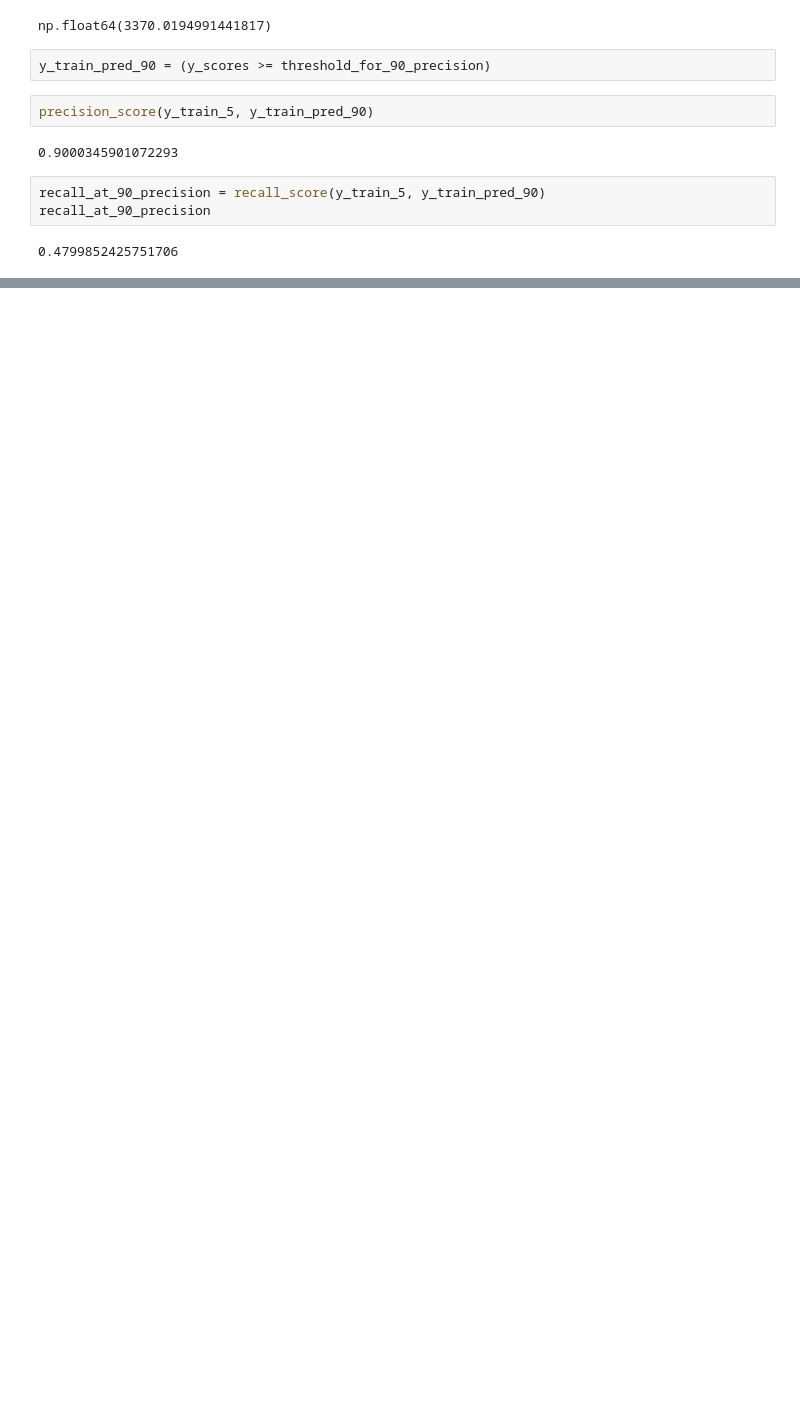
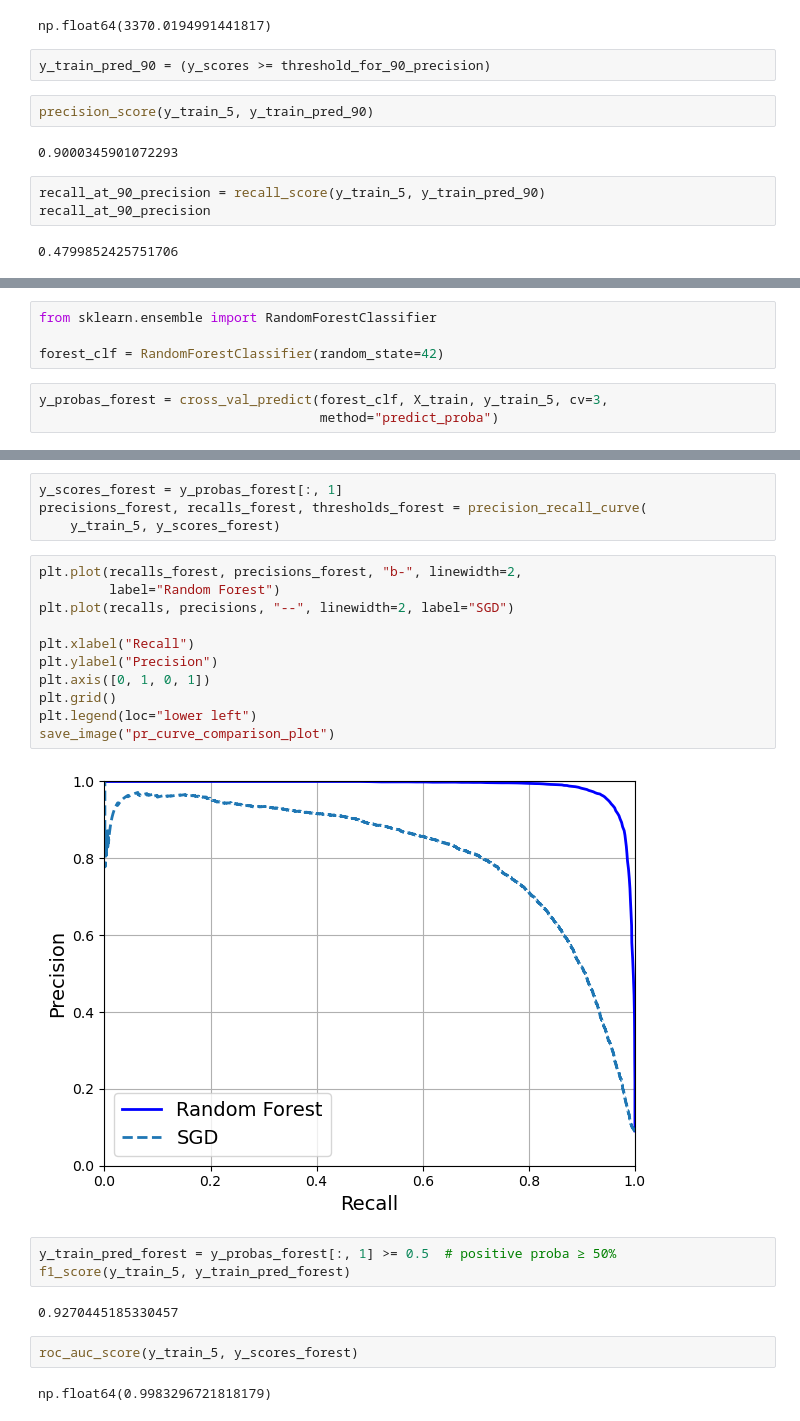
Before and after one commit to khaiwalVikrant/ai_ml_practice, a Jupyter notebook: heads_on_machine_learning/chapter_2_classification.ipynb, the cells around one changed output, grey strips where cells are left out. Cells and saved outputs as stored; diff of their text form; blank space fills up the shorter version.

```diff
--- a/heads_on_machine_learning/chapter_2_classification.ipynb
+++ b/heads_on_machine_learning/chapter_2_classification.ipynb
@@ -262,0 +300,7 @@ recall_at_90_precision
+# %%
+from sklearn.ensemble import RandomForestClassifier
+
+forest_clf = RandomForestClassifier(random_state=42)
+# %%
+y_probas_forest = cross_val_predict(forest_clf, X_train, y_train_5, cv=3,
+                                    method="predict_proba")
@@ -262,0 +312,26 @@ recall_at_90_precision
+# %%
+y_scores_forest = y_probas_forest[:, 1]
+precisions_forest, recalls_forest, thresholds_forest = precision_recall_curve(
+    y_train_5, y_scores_forest)
+# %%
+plt.plot(recalls_forest, precisions_forest, "b-", linewidth=2,
+         label="Random Forest")
+plt.plot(recalls, precisions, "--", linewidth=2, label="SGD")
+
+plt.xlabel("Recall")
+plt.ylabel("Precision")
+plt.axis([0, 1, 0, 1])
+plt.grid()
+plt.legend(loc="lower left")
+save_image("pr_curve_comparison_plot")
+# %% [output]
+[figure, added]
+# %%
+y_train_pred_forest = y_probas_forest[:, 1] >= 0.5  # positive proba ≥ 50%
+f1_score(y_train_5, y_train_pred_forest)
+# %% [output]
+0.9270445185330457
+# %%
+roc_auc_score(y_train_5, y_scores_forest)
+# %% [output]
+np.float64(0.9983296721818179)
```
Also changed, not shown: parts of 8 cells of this notebook, 3 other files.
